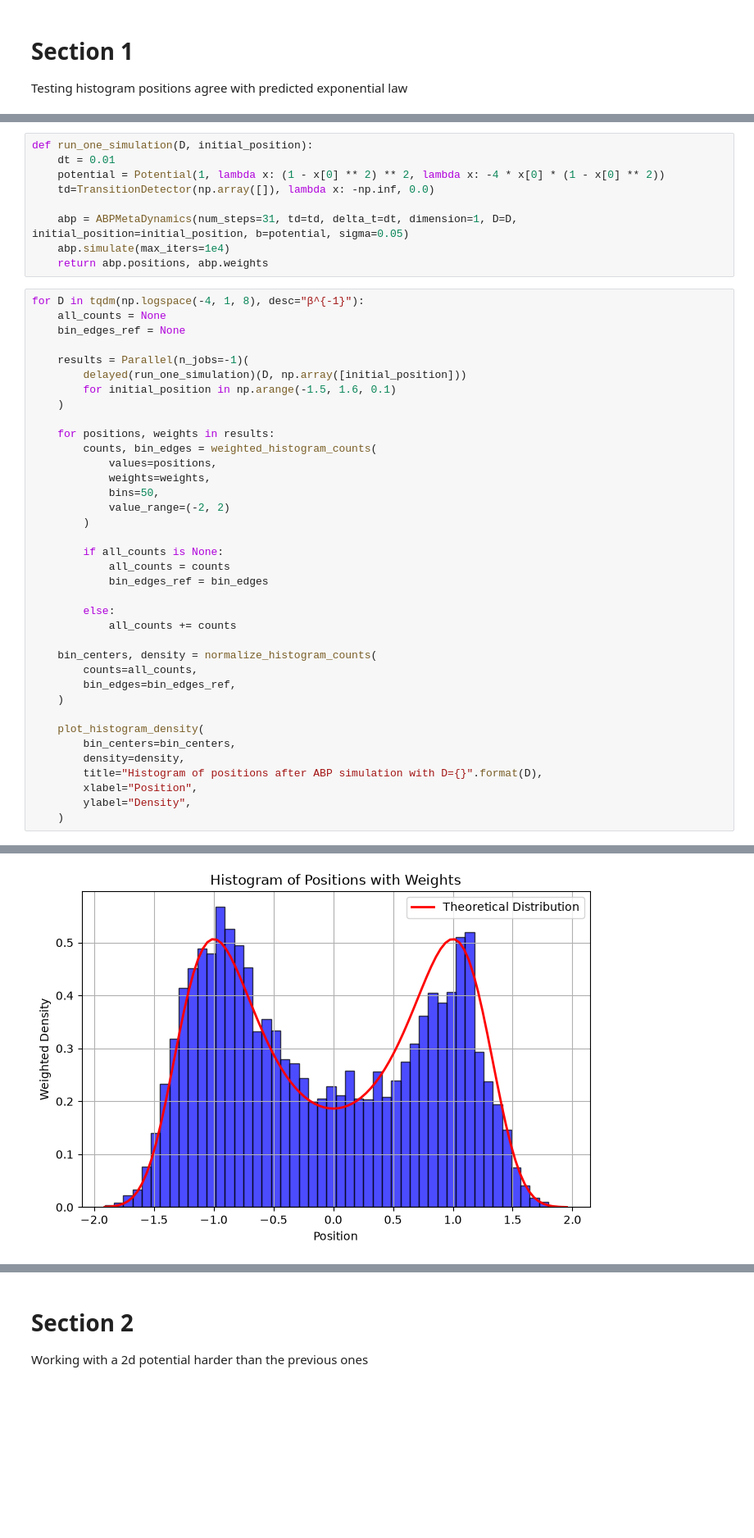
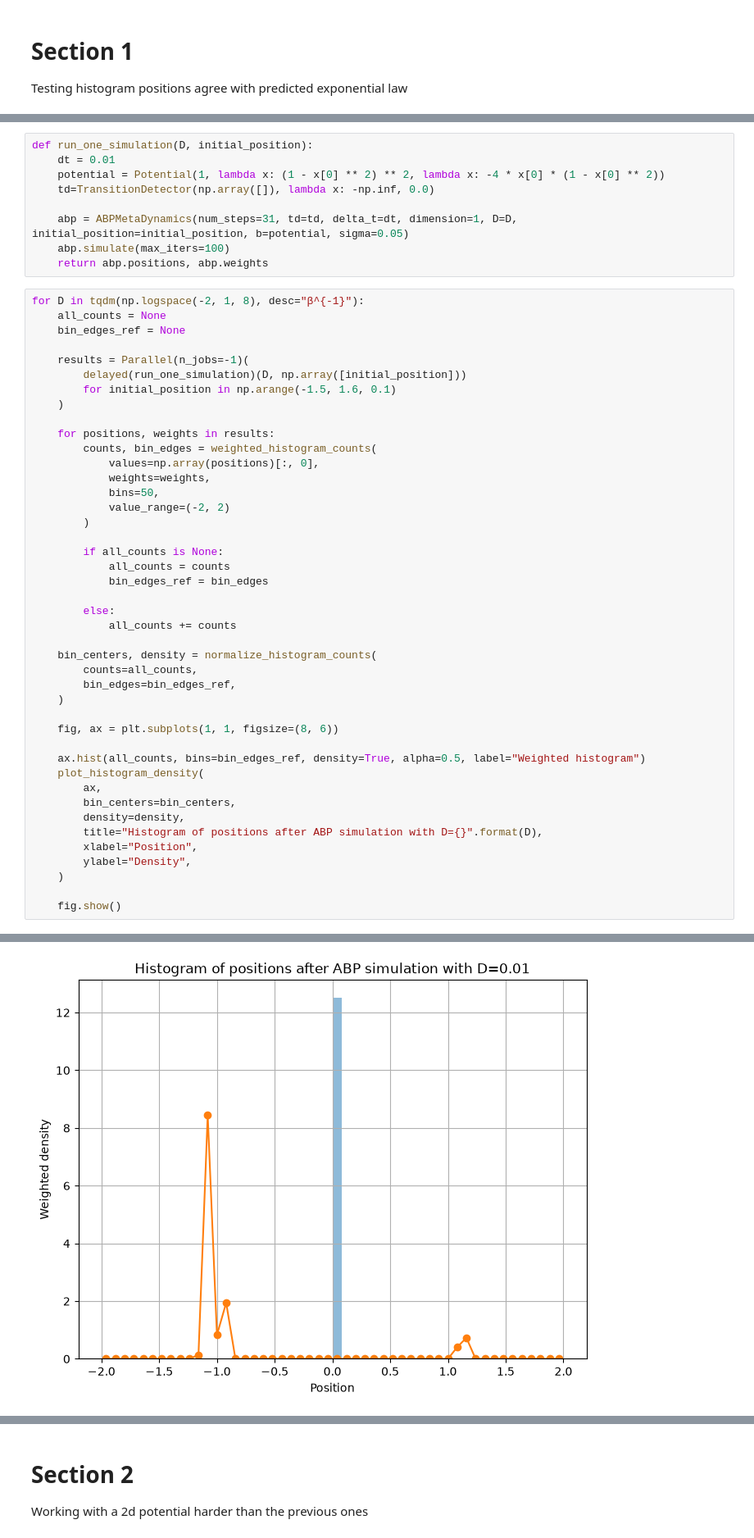
Before and after one commit to JuanCarlosPrieto/STAGE, a Jupyter notebook: notebooks/05_apb_testing_explaw.ipynb, the cells around one changed output, grey strips where cells are left out. Shown at 82% size. Cells and saved outputs as stored; diff of their text form; blank space fills up the shorter version.

```diff
--- a/notebooks/05_apb_testing_explaw.ipynb
+++ b/notebooks/05_apb_testing_explaw.ipynb
@@ -22,10 +23,10 @@ def run_one_simulation(D, initial_position):
     td=TransitionDetector(np.array([]), lambda x: -np.inf, 0.0)
 
     abp = ABPMetaDynamics(num_steps=31, td=td, delta_t=dt, dimension=1, D=D, initial_position=initial_position, b=potential, sigma=0.05)
-    abp.simulate(max_iters=1e4)
+    abp.simulate(max_iters=100)
     return abp.positions, abp.weights
 # %%
-for D in tqdm(np.logspace(-4, 1, 8), desc="β^{-1}"):
+for D in tqdm(np.logspace(-2, 1, 8), desc="β^{-1}"):
     all_counts = None
     bin_edges_ref = None
 
@@ -36,7 +37,7 @@ for D in tqdm(np.logspace(-4, 1, 8), desc="β^{-1}"):
 
     for positions, weights in results:
         counts, bin_edges = weighted_histogram_counts(
-            values=positions,
+            values=np.array(positions)[:, 0],
             weights=weights,
             bins=50,
             value_range=(-2, 2)
@@ -54,11 +55,17 @@ for D in tqdm(np.logspace(-4, 1, 8), desc="β^{-1}"):
         bin_edges=bin_edges_ref,
     )
 
+    fig, ax = plt.subplots(1, 1, figsize=(8, 6))
+
+    ax.hist(all_counts, bins=bin_edges_ref, density=True, alpha=0.5, label="Weighted histogram")
     plot_histogram_density(
+        ax,
         bin_centers=bin_centers,
         density=density,
         title="Histogram of positions after ABP simulation with D={}".format(D),
         xlabel="Position",
         ylabel="Density",
     )
+
+    fig.show()
 # %% [output]
@@ -66 +72 @@ for D in tqdm(np.logspace(-4, 1, 8), desc="β^{-1}"):
-[figure, old version]
+[figure, new version]
```
Also changed, not shown: parts of 2 cells of this notebook, 6 other files.
